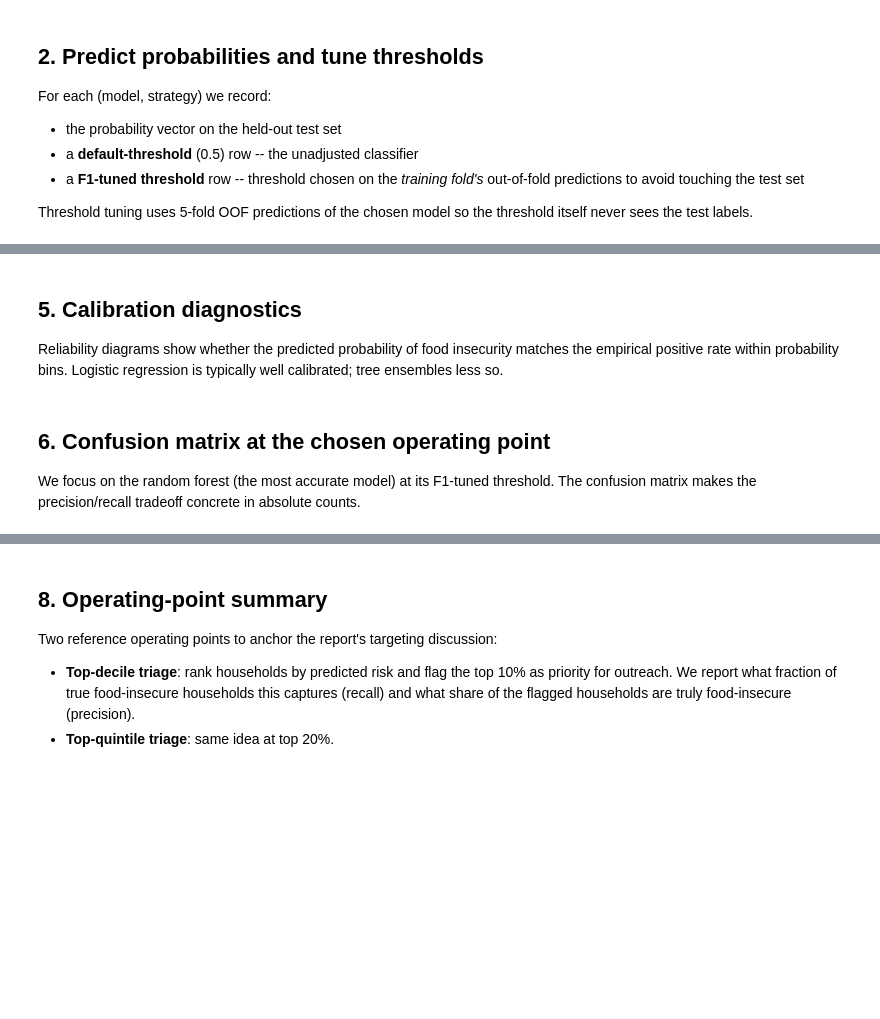
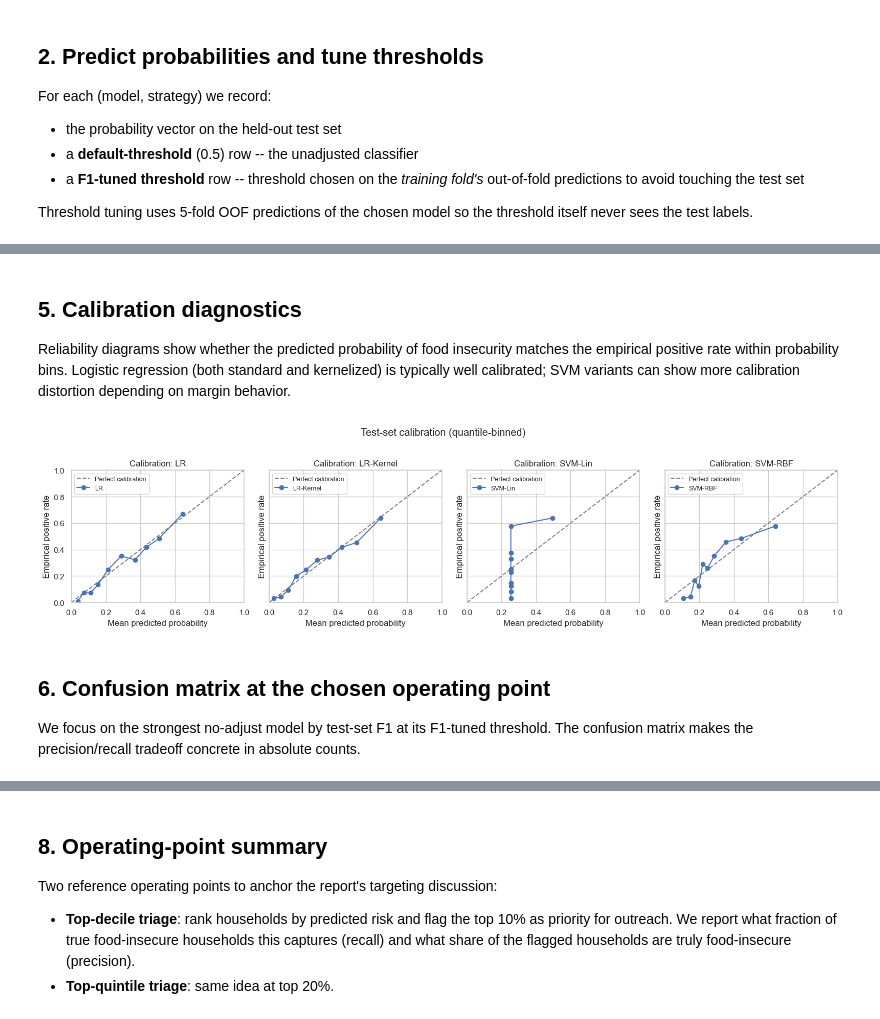
Before and after one commit to nhphuong2504/food-insecure, a Jupyter notebook: notebooks/02_prediction_track.ipynb, the cells around one changed output, grey strips where cells are left out. Cells and saved outputs as stored; diff of their text form; code cells hidden in the pictures; blank space fills up the shorter version.

```diff
--- a/notebooks/02_prediction_track.ipynb
+++ b/notebooks/02_prediction_track.ipynb
@@ -271,22 +367,26 @@ plt.show()
 
 Reliability diagrams show whether the predicted probability of food
 insecurity matches the empirical positive rate within probability bins.
-Logistic regression is typically well calibrated; tree ensembles less so.
+Logistic regression (both standard and kernelized) is typically well
+calibrated; SVM variants can show
+more calibration distortion depending on margin behavior.
 # %%
-fig, axes = plt.subplots(1, 4, figsize=(15, 4.0), sharey=True)
-plot_calibration(y_test, test_proba['LR (none)'],      ax=axes[0], name='LR')
-plot_calibration(y_test, test_proba['SVM-Lin (none)'], ax=axes[1], name='SVM-Lin')
-plot_calibration(y_test, test_proba['SVM-RBF (none)'], ax=axes[2], name='SVM-RBF')
-plot_calibration(y_test, test_proba['RF (none)'],      ax=axes[3], name='RF')
+fig, axes = plt.subplots(1, 4, figsize=(16, 4.0), sharey=True)
+plot_calibration(y_test, test_proba['LR (none)'],          ax=axes[0], name='LR')
+plot_calibration(y_test, test_proba['LR-Kernel (none)'],   ax=axes[1], name='LR-Kernel')
+plot_calibration(y_test, test_proba['SVM-Lin (none)'],     ax=axes[2], name='SVM-Lin')
+plot_calibration(y_test, test_proba['SVM-RBF (none)'],     ax=axes[3], name='SVM-RBF')
 fig.suptitle('Test-set calibration (quantile-binned)', y=1.02)
 fig.tight_layout()
 fig.savefig(FIG_DIR / '06_calibration.png', dpi=200, bbox_inches='tight')
 plt.show()
+# %% [output]
+[figure, added]
 # %% [markdown]
 ## 6. Confusion matrix at the chosen operating point
 
-We focus on the random forest (the most accurate model) at its F1-tuned
-threshold.  The confusion matrix makes the precision/recall tradeoff
+We focus on the strongest no-adjust model by test-set F1 at its F1-tuned
+threshold. The confusion matrix makes the precision/recall tradeoff
 concrete in absolute counts.
 # %%
 from sklearn.metrics import confusion_matrix
```
Also changed, not shown: parts of 19 cells of this notebook, 10 other files.
